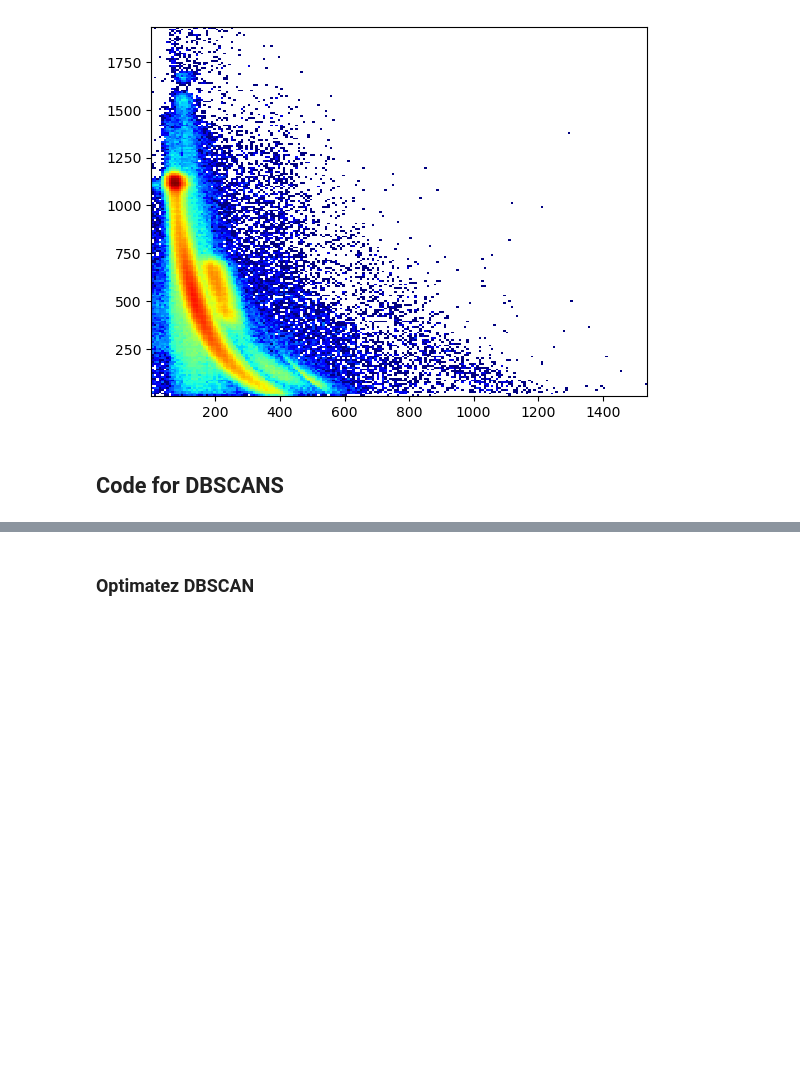
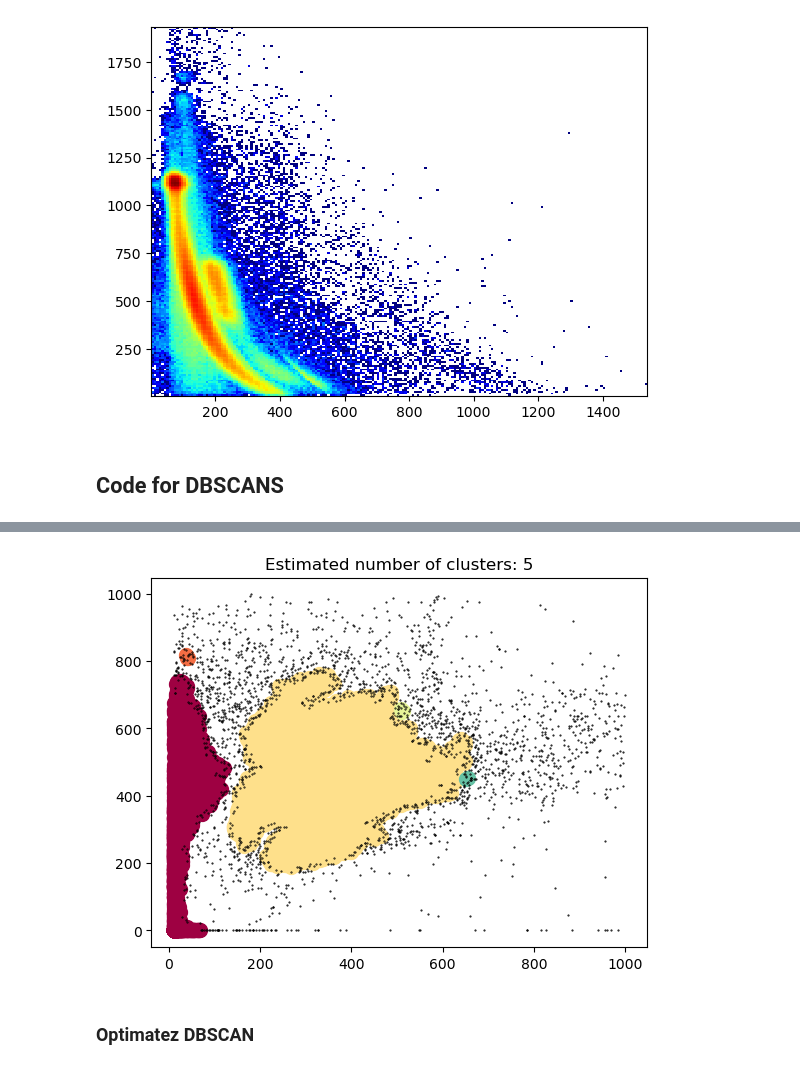
Before and after one commit to ThePiekorz/Analiza_skupien_w_fizyce_jadrowej, a Jupyter notebook: KPiekorz(2).ipynb, the cells around one changed output, grey strips where cells are left out. Drawn from its saved outputs; the diff is of its cells as text; code cells hidden in the pictures; blank space fills up the shorter version.

```diff
--- a/KPiekorz(2).ipynb
+++ b/KPiekorz(2).ipynb
@@ -161,0 +222,4 @@ plt.show()
+# %%
+plot_clusters(data_2, db_data_2, labels_data_2, n_clusters_data_2, noise='k')
+# %% [output]
+[figure, added]
```
Also changed, not shown: parts of 21 cells of this notebook, 5 other files.
